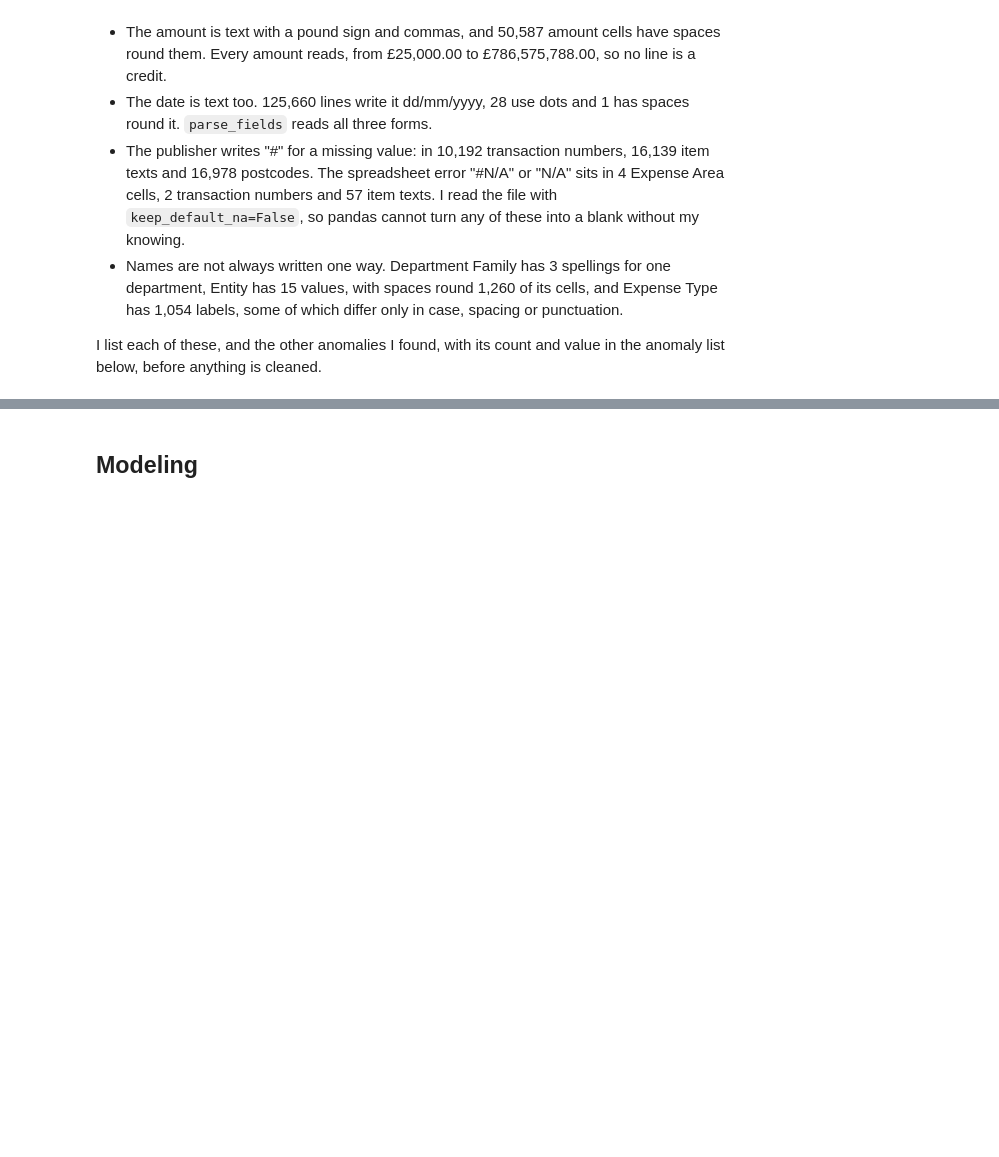
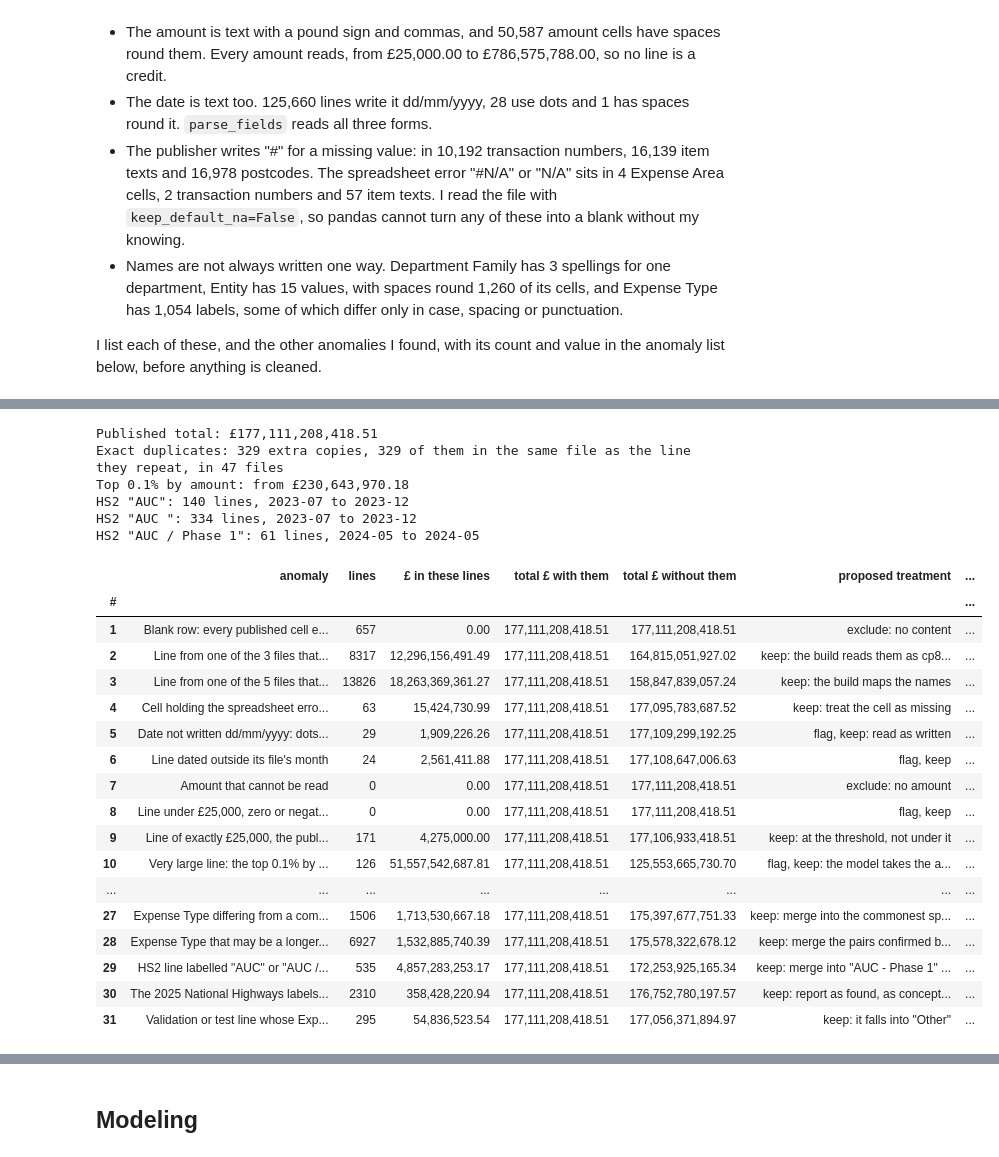
Before and after one commit to PaddyGilliland1/applied-machine-learning-project, a Jupyter notebook: modeling.ipynb, the cells around one changed output, grey strips where cells are left out. Drawn from its saved outputs; the diff is of its cells as text; code cells hidden in the pictures; blank space fills up the shorter version.

Commit message:
List the anomalies in the data

```diff
--- a/modeling.ipynb
+++ b/modeling.ipynb
@@ -217,0 +669,15 @@ I list each of these, and the other anomalies I found, with its count and value
+# %%
+new_labels = labels_new_at_body(
+    df, body="National Highways", prefix="TA Cost AUC", since="2025-04"
+)
+in_training = (new_labels["status"] == "in training").sum()
+by_split = new_labels[["training", "validation", "test"]].sum()
+print(
+    f"{len(new_labels)} labels: {in_training} in training, "
+    f"{len(new_labels) - in_training} first seen after training; lines: "
+    f"training {by_split['training']:,}, validation "
+    f"{by_split['validation']:,}, test {by_split['test']:,}"
+)
+test_lines = (lines["split"] == "test").sum()
+print(f"Share of test lines: {by_split['test'] / test_lines:.1%}")
+new_labels
@@ -217,0 +1090,65 @@ I list each of these, and the other anomalies I found, with its count and value
+# %%
+# A payee that is a placeholder for whoever was paid, not a supplier's name.
+placeholders = (
+    r"ONE TIME|ONE-TIME|ONE OFF|ONE-OFF|SUNDRY|SUNDRIES|MISCELLANEOUS|"
+    r"VARIOUS|UNKNOWN|DUMMY"
+)
+flags = flag_anomalies(
+    df,
+    variants,
+    pairs,
+    new_labels,
+    published=published,
+    cp850_files=cp850_files,
+    drift_files=drift_files,
+    placeholders=placeholders,
+    hs2="High Speed Two (HS2) Limited",
+    hs2_labels=["AUC", "AUC / Phase 1"],
+    ewr=["EWR", "East West Rail"],
+    rare_body_lines=rare_body_lines,
+    top_share=0.001,
+    threshold=25_000,
+)
+anomalies = anomaly_table(df, flags, kinds)
+
+copies = df[flags["exact_duplicate"]]
+in_file = df.duplicated(published + ["source_file"]) & flags["exact_duplicate"]
+print(f"Published total: £{df['amount'].sum():,.2f}")
+print(
+    f"Exact duplicates: {len(copies):,} extra copies, {in_file.sum():,} of "
+    f"them in the same file as the line they repeat, in "
+    f"{copies['source_file'].nunique()} files"
+)
+very_large = df.loc[flags["very_large"], "amount"]
+print(f"Top 0.1% by amount: from £{very_large.min():,.2f}")
+for name, group in df[flags["hs2_auc"]].groupby("Expense Type"):
+    print(
+        f'HS2 "{name}": {len(group):,} lines, {group["month"].min()} to '
+        f'{group["month"].max()}'
+    )
+anomalies
+# %% [output]
+Published total: £177,111,208,418.51
+Exact duplicates: 329 extra copies, 329 of them in the same file as the line they repeat, in 47 files
+Top 0.1% by amount: from £230,643,970.18
+HS2 "AUC": 140 lines, 2023-07 to 2023-12
+HS2 "AUC ": 334 lines, 2023-07 to 2023-12
+HS2 "AUC / Phase 1": 61 lines, 2024-05 to 2024-05
+|  | anomaly | lines | £ in these lines | total £ with them | total £ without them | proposed treatment | ... |
+| # |  |  |  |  |  |  | ... |
+| 1 | Blank row: every published cell e... | 657 | 0.00 | 177,111,208,418.51 | 177,111,208,418.51 | exclude: no content | ... |
+| 2 | Line from one of the 3 files that... | 8317 | 12,296,156,491.49 | 177,111,208,418.51 | 164,815,051,927.02 | keep: the build reads them as cp8... | ... |
+| 3 | Line from one of the 5 files that... | 13826 | 18,263,369,361.27 | 177,111,208,418.51 | 158,847,839,057.24 | keep: the build maps the names | ... |
+| 4 | Cell holding the spreadsheet erro... | 63 | 15,424,730.99 | 177,111,208,418.51 | 177,095,783,687.52 | keep: treat the cell as missing | ... |
+| 5 | Date not written dd/mm/yyyy: dots... | 29 | 1,909,226.26 | 177,111,208,418.51 | 177,109,299,192.25 | flag, keep: read as written | ... |
+| 6 | Line dated outside its file's month | 24 | 2,561,411.88 | 177,111,208,418.51 | 177,108,647,006.63 | flag, keep | ... |
+| 7 | Amount that cannot be read | 0 | 0.00 | 177,111,208,418.51 | 177,111,208,418.51 | exclude: no amount | ... |
+| 8 | Line under £25,000, zero or negat... | 0 | 0.00 | 177,111,208,418.51 | 177,111,208,418.51 | flag, keep | ... |
+| 9 | Line of exactly £25,000, the publ... | 171 | 4,275,000.00 | 177,111,208,418.51 | 177,106,933,418.51 | keep: at the threshold, not under it | ... |
+| 10 | Very large line: the top 0.1% by ... | 126 | 51,557,542,687.81 | 177,111,208,418.51 | 125,553,665,730.70 | flag, keep: the model takes the a... | ... |
+| ... | ... | ... | ... | ... | ... | ... | ... |
+| 27 | Expense Type differing from a com... | 1506 | 1,713,530,667.18 | 177,111,208,418.51 | 175,397,677,751.33 | keep: merge into the commonest sp... | ... |
+| 28 | Expense Type that may be a longer... | 6927 | 1,532,885,740.39 | 177,111,208,418.51 | 175,578,322,678.12 | keep: merge the pairs confirmed b... | ... |
+| 29 | HS2 line labelled "AUC" or "AUC /... | 535 | 4,857,283,253.17 | 177,111,208,418.51 | 172,253,925,165.34 | keep: merge into "AUC - Phase 1" ... | ... |
+| 30 | The 2025 National Highways labels... | 2310 | 358,428,220.94 | 177,111,208,418.51 | 176,752,780,197.57 | keep: report as found, as concept... | ... |
+| 31 | Validation or test line whose Exp... | 295 | 54,836,523.54 | 177,111,208,418.51 | 177,056,371,894.97 | keep: it falls into "Other" | ... |
```
Also changed, not shown: parts of 22 cells of this notebook.
